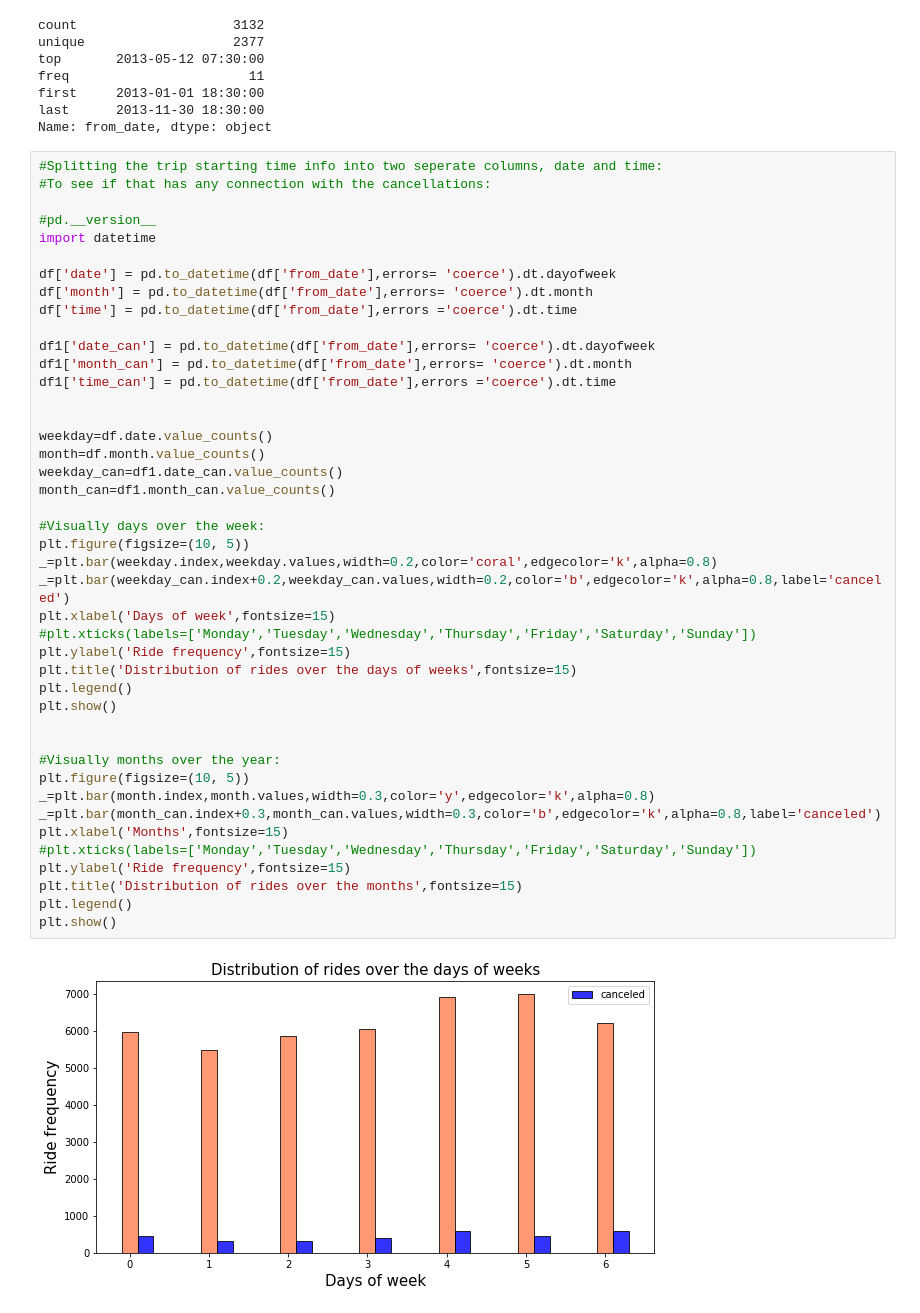
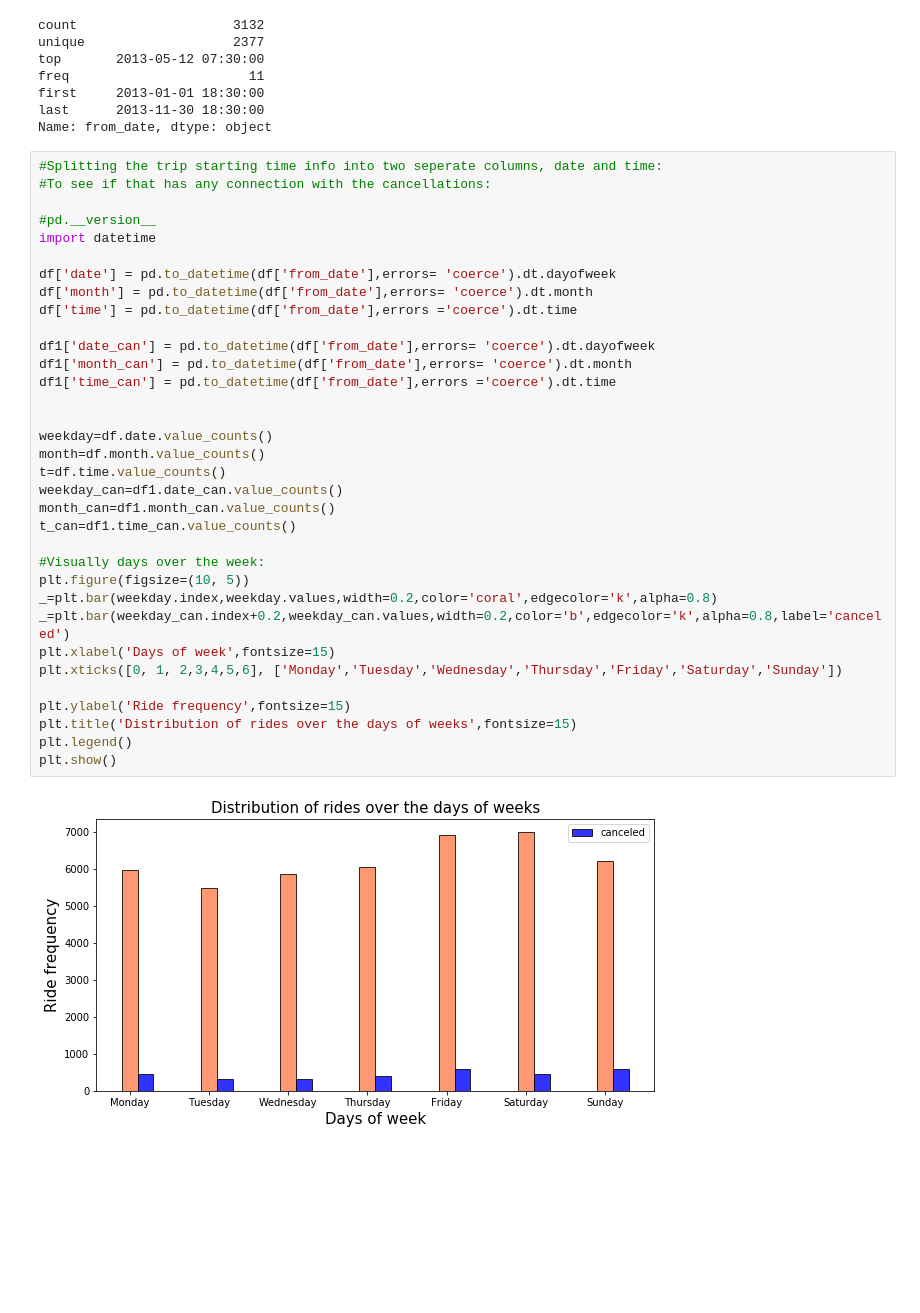
Before and after one commit to debisree/Springboard-Data-Science-Career-Track, a Jupyter notebook: predicting-cab-booking-cancellations-EDA.ipynb, the cells around one changed output. Drawn from its saved outputs; the diff is of its cells as text; blank space fills up the shorter version.

```diff
--- a/predicting-cab-booking-cancellations-EDA.ipynb
+++ b/predicting-cab-booking-cancellations-EDA.ipynb
@@ -672,44 +682,35 @@ Name: from_date, dtype: object
 #Splitting the trip starting time info into two seperate columns, date and time:
 #To see if that has any connection with the cancellations:
 
 #pd.__version__
 import datetime
 
 df['date'] = pd.to_datetime(df['from_date'],errors= 'coerce').dt.dayofweek
 df['month'] = pd.to_datetime(df['from_date'],errors= 'coerce').dt.month
 df['time'] = pd.to_datetime(df['from_date'],errors ='coerce').dt.time
 
 df1['date_can'] = pd.to_datetime(df['from_date'],errors= 'coerce').dt.dayofweek
 df1['month_can'] = pd.to_datetime(df['from_date'],errors= 'coerce').dt.month
 df1['time_can'] = pd.to_datetime(df['from_date'],errors ='coerce').dt.time
 
 
 weekday=df.date.value_counts()
 month=df.month.value_counts()
+t=df.time.value_counts()
 weekday_can=df1.date_can.value_counts()
 month_can=df1.month_can.value_counts()
+t_can=df1.time_can.value_counts()
 
 #Visually days over the week:
 plt.figure(figsize=(10, 5))
 _=plt.bar(weekday.index,weekday.values,width=0.2,color='coral',edgecolor='k',alpha=0.8)
 _=plt.bar(weekday_can.index+0.2,weekday_can.values,width=0.2,color='b',edgecolor='k',alpha=0.8,label='canceled')
 plt.xlabel('Days of week',fontsize=15)
-#plt.xticks(labels=['Monday','Tuesday','Wednesday','Thursday','Friday','Saturday','Sunday'])
+plt.xticks([0, 1, 2,3,4,5,6], ['Monday','Tuesday','Wednesday','Thursday','Friday','Saturday','Sunday'])
+
 plt.ylabel('Ride frequency',fontsize=15)
 plt.title('Distribution of rides over the days of weeks',fontsize=15)
 plt.legend()
 plt.show()
-
-
-#Visually months over the year:
-plt.figure(figsize=(10, 5))
-_=plt.bar(month.index,month.values,width=0.3,color='y',edgecolor='k',alpha=0.8)
-_=plt.bar(month_can.index+0.3,month_can.values,width=0.3,color='b',edgecolor='k',alpha=0.8,label='canceled')
-plt.xlabel('Months',fontsize=15)
-#plt.xticks(labels=['Monday','Tuesday','Wednesday','Thursday','Friday','Saturday','Sunday'])
-plt.ylabel('Ride frequency',fontsize=15)
-plt.title('Distribution of rides over the months',fontsize=15)
-plt.legend()
-plt.show()
 # %% [output]
-[figure, old version]
+[figure, new version]
```
Also changed, not shown: parts of 12 cells of this notebook.
